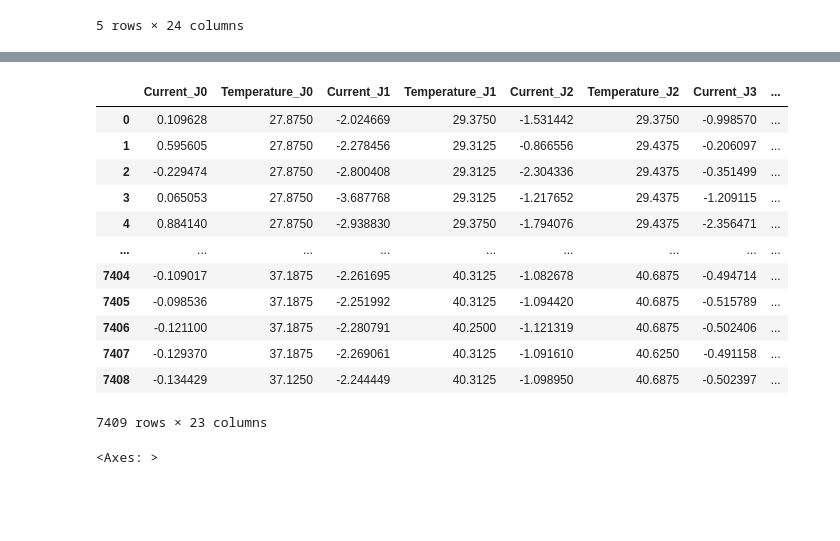
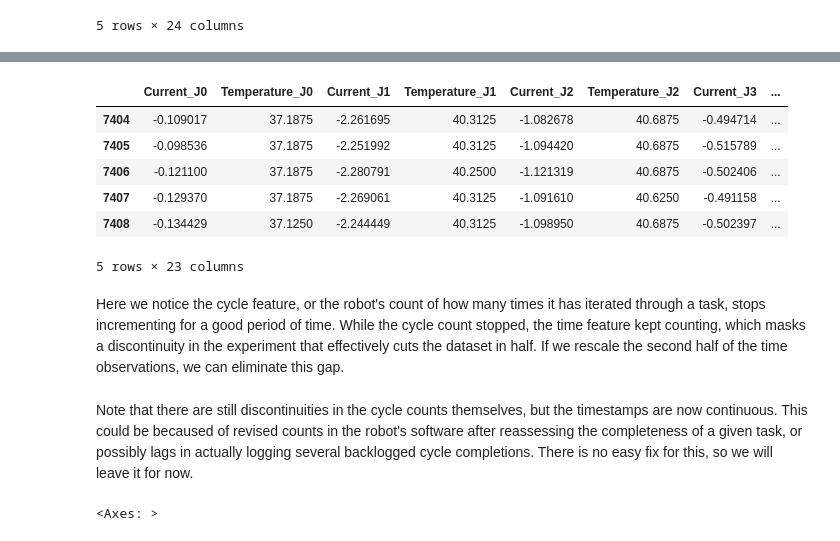
Before and after one commit to toazbenj/cmse830_fds, a Jupyter notebook: project/cobot_ops.ipynb, the cells around one changed output, grey strips where cells are left out. Cells and saved outputs as stored; diff of their text form; code cells hidden in the pictures; blank space fills up the shorter version.

```diff
--- a/project/cobot_ops.ipynb
+++ b/project/cobot_ops.ipynb
@@ -77,18 +77,12 @@ df_cobots['time'] =  df_cobots['time'] - df_cobots['time'].iloc[0]
 
 df_cobots.drop(columns=['hour', 'minute', 'second'], inplace=True)
 # %%
-df_cobots
+df_cobots.tail()
 # %% [output]
 |  | Current_J0 | Temperature_J0 | Current_J1 | Temperature_J1 | Current_J2 | Temperature_J2 | Current_J3 | ... |
-| 0 | 0.109628 | 27.8750 | -2.024669 | 29.3750 | -1.531442 | 29.3750 | -0.998570 | ... |
-| 1 | 0.595605 | 27.8750 | -2.278456 | 29.3125 | -0.866556 | 29.4375 | -0.206097 | ... |
-| 2 | -0.229474 | 27.8750 | -2.800408 | 29.3125 | -2.304336 | 29.4375 | -0.351499 | ... |
-| 3 | 0.065053 | 27.8750 | -3.687768 | 29.3125 | -1.217652 | 29.4375 | -1.209115 | ... |
-| 4 | 0.884140 | 27.8750 | -2.938830 | 29.3750 | -1.794076 | 29.4375 | -2.356471 | ... |
-| ... | ... | ... | ... | ... | ... | ... | ... | ... |
 | 7404 | -0.109017 | 37.1875 | -2.261695 | 40.3125 | -1.082678 | 40.6875 | -0.494714 | ... |
 | 7405 | -0.098536 | 37.1875 | -2.251992 | 40.3125 | -1.094420 | 40.6875 | -0.515789 | ... |
 | 7406 | -0.121100 | 37.1875 | -2.280791 | 40.2500 | -1.121319 | 40.6875 | -0.502406 | ... |
 | 7407 | -0.129370 | 37.1875 | -2.269061 | 40.3125 | -1.091610 | 40.6250 | -0.491158 | ... |
 | 7408 | -0.134429 | 37.1250 | -2.244449 | 40.3125 | -1.098950 | 40.6875 | -0.502397 | ... |
-7409 rows × 23 columns
+5 rows × 23 columns
@@ -94,0 +101,2 @@ df_cobots
+# %% [markdown]
+Here we notice the cycle feature, or the robot's count of how many times it has iterated through a task, stops incrementing for a good period of time. While the cycle count stopped, the time feature kept counting, which masks a discontinuity in the experiment that effectively cuts the dataset in half. If we rescale the second half of the time observations, we can eliminate this gap.
@@ -95,3 +118,5 @@ df_cobots
+# %% [markdown]
+Note that there are still discontinuities in the cycle counts themselves, but the timestamps are now continuous. This could be becaused of revised counts in the robot's software after reassessing the completeness of a given task, or possibly lags in actually logging several backlogged cycle completions. There is no easy fix for this, so we will leave it for now.
 # %%
 # Missingness
 
```
Also changed, not shown: parts of 7 cells of this notebook, 2 other files.
